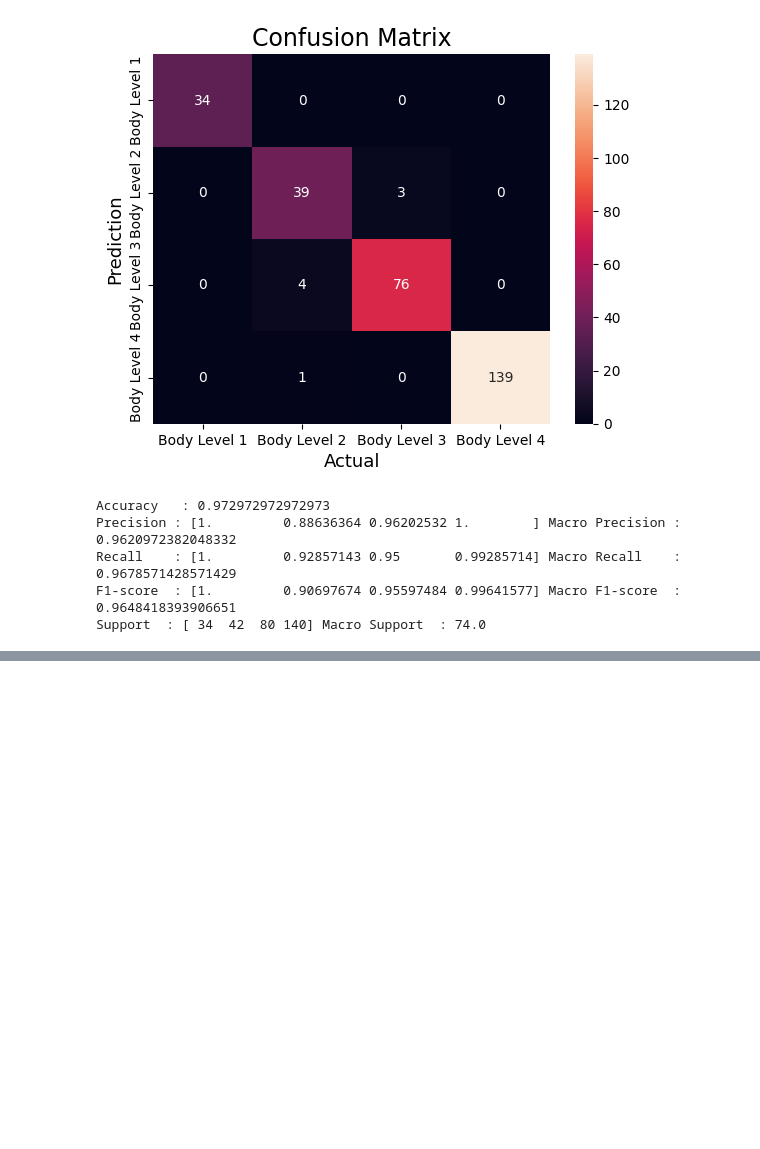
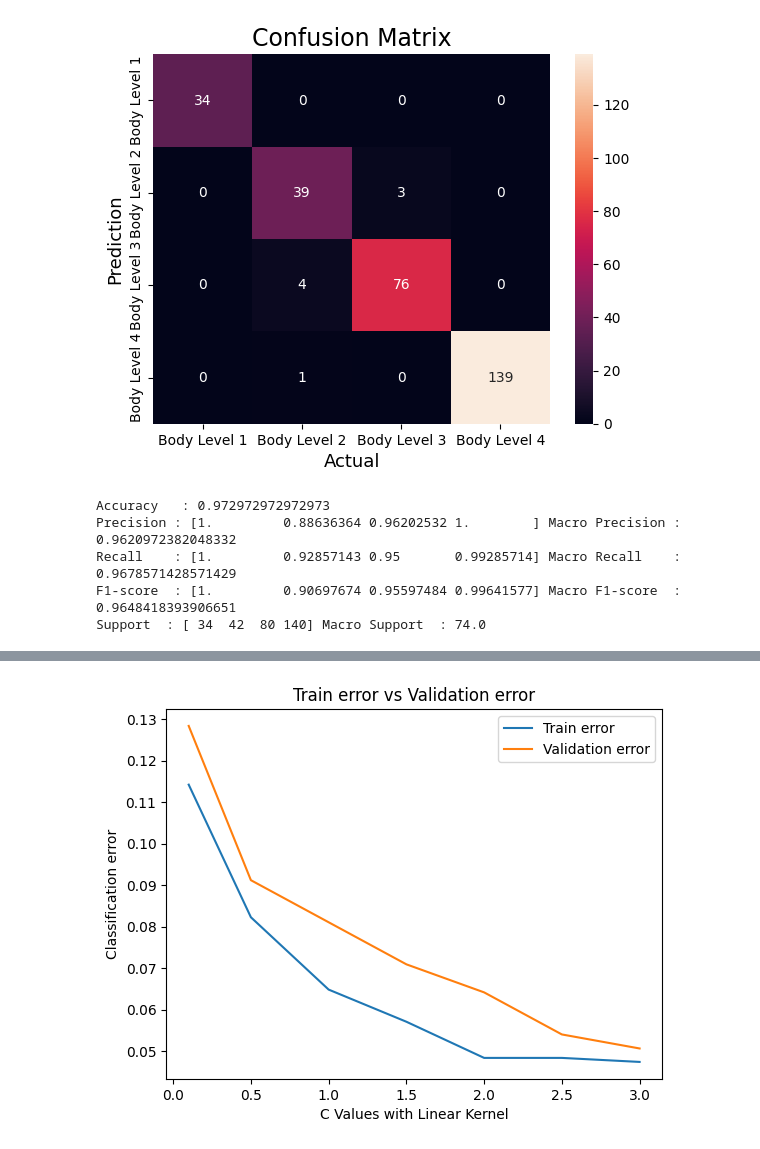
Before and after one commit to AhmadJamal01/Body-Level-Classification, a Jupyter notebook: models/SVM.ipynb, the cells around one changed output, grey strips where cells are left out. Cells and saved outputs as stored; diff of their text form; code cells hidden in the pictures; blank space fills up the shorter version.

```diff
--- a/models/SVM.ipynb
+++ b/models/SVM.ipynb
@@ -642,0 +727,24 @@ Support  : [ 34  42  80 140] Macro Support  : 74.0
+# %%
+values= [0.1,0.5,1,1.5,2,2.5,3]
+train_errors = []
+valid_errors = []
+
+for value in values:
+    clf = svm.SVC(kernel="linear",C=value)
+    clf.fit(x_train, y_train)
+    predictions=clf.predict(x_val)
+    train_error = 1.0 - clf.score(x_train,y_train)
+    valid_error = 1.0 - clf.score(x_val, y_val)
+    train_errors.append(train_error)
+    valid_errors.append(valid_error)
+
+# Plot the train and validation errors vs. gamma
+plt.plot(values, train_errors, label='Train error')
+plt.plot(values, valid_errors, label='Validation error')
+plt.xlabel('C Values with Linear Kernel')
+plt.ylabel('Classification error')
+plt.title('Train error vs Validation error')
+plt.legend()
+plt.show()
+# %% [output]
+[figure, added]
```
Also changed, not shown: parts of 17 cells of this notebook.
